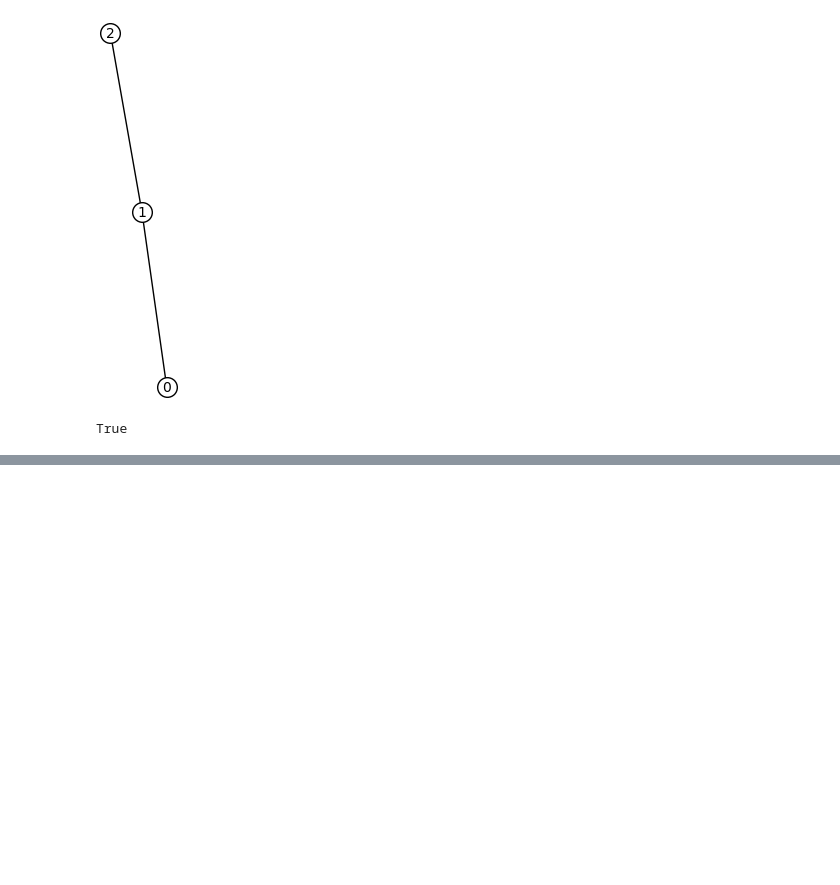
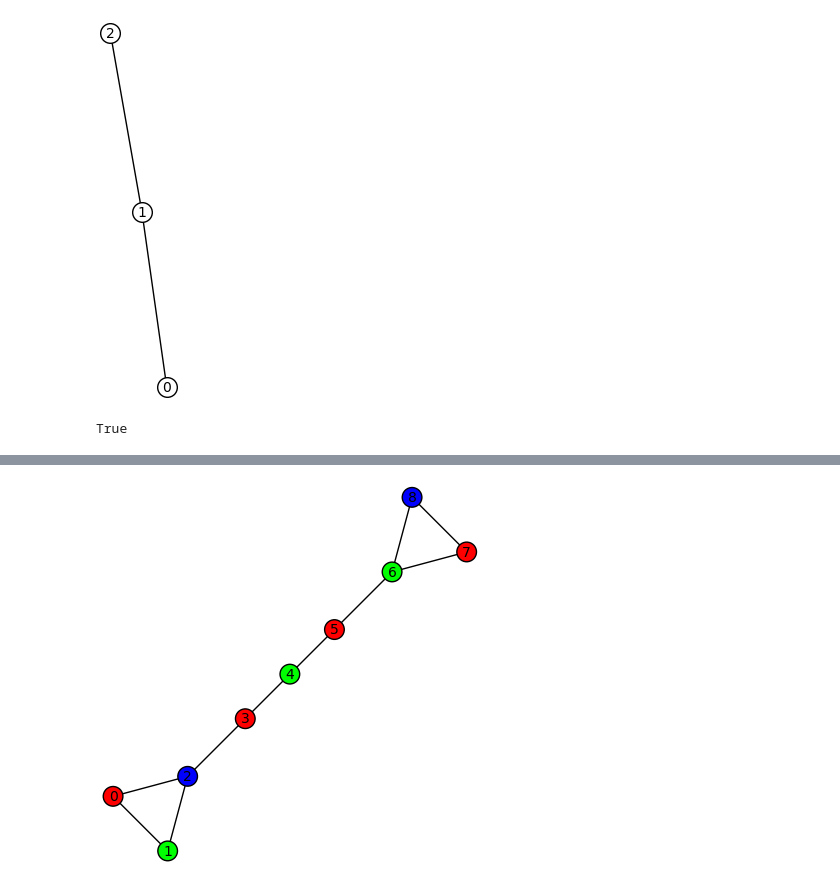
Before and after one commit to pgrepds/sagemath-playground, a Jupyter notebook: graphs.ipynb, the cells around one changed output, grey strips where cells are left out. Saved outputs shown, nothing was run; the diff lists cells and outputs as text; code cells hidden in the pictures; blank space fills up the shorter version.

```diff
--- a/graphs.ipynb
+++ b/graphs.ipynb
@@ -230,0 +254,7 @@ True
+# %%
+# We can compute a coloring of a given graph as follows
+g=graphs.BarbellGraph(3, 3)
+P=g.coloring()
+g.plot(partition=P) # this colors the given graph using the partition induced by P!
+# %% [output]
+[figure, added]
```
Also changed, not shown: parts of 8 cells of this notebook, 1 other file.
